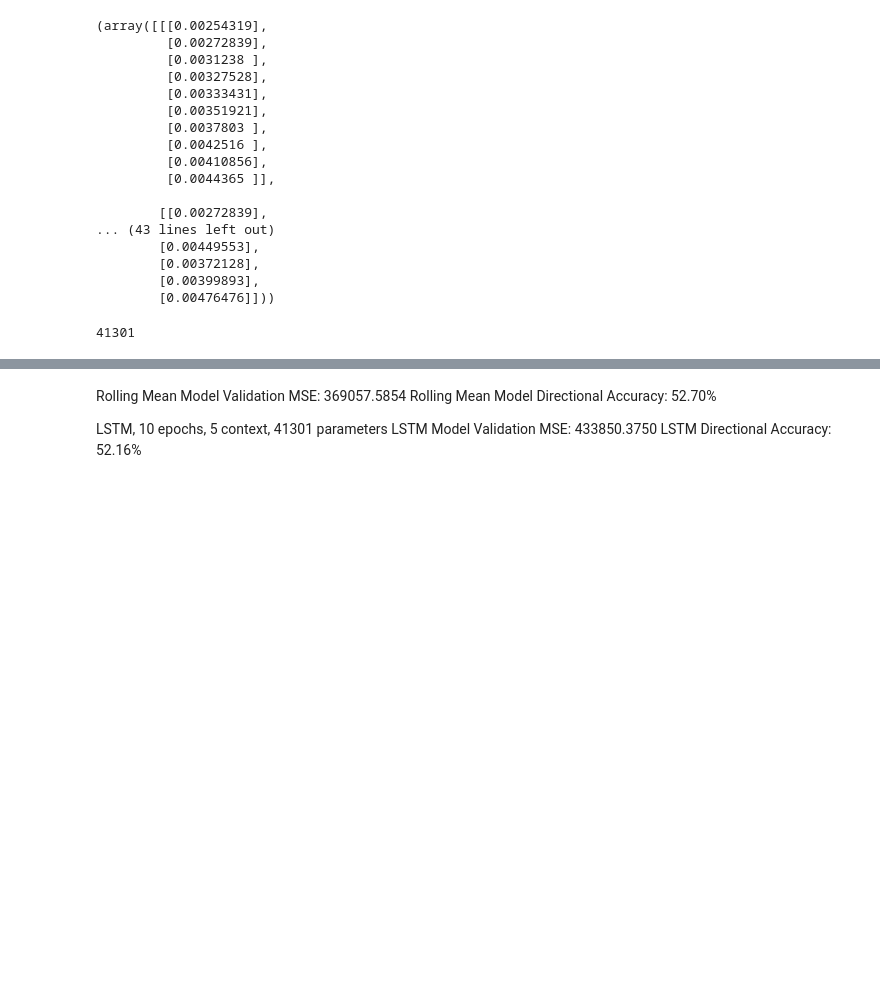
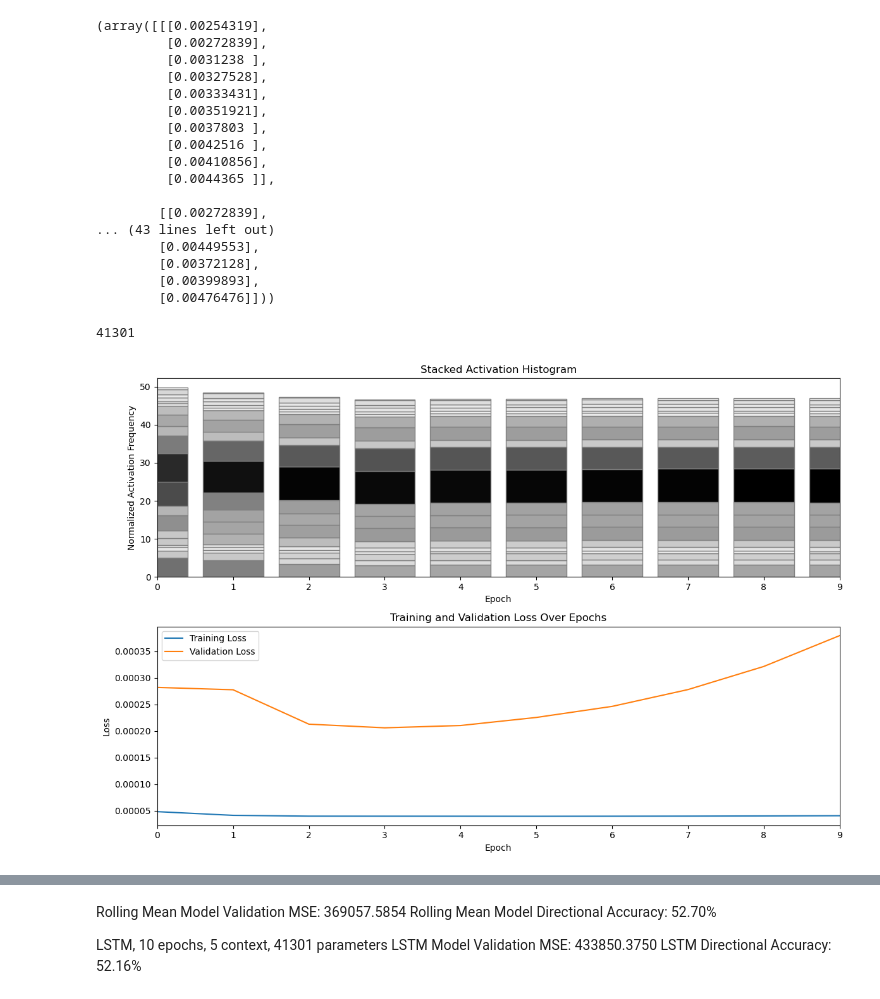
Before and after one commit to Looyyd/PytorchPractice, a Jupyter notebook: notebooks/stock_market.ipynb, the cells around one changed output, grey strips where cells are left out. Saved outputs shown, nothing was run; the diff lists cells and outputs as text; code cells hidden in the pictures; blank space fills up the shorter version.

```diff
--- a/notebooks/stock_market.ipynb
+++ b/notebooks/stock_market.ipynb
@@ -133,39 +141,102 @@ print(parameter_count)
 epochs = 10
 batch_size = 64  # You can adjust this based on your dataset size and memory constraints
 
 # Function to create mini-batches
 def get_batches(X, y, batch_size):
     for i in range(0, len(X), batch_size):
         X_batch = X[i:i + batch_size].to(device)
         y_batch = y[i:i + batch_size].to(device)
         yield X_batch, y_batch
 
 
+# Lists to store losses for plotting
+train_losses = []
+val_losses = []
+
+# Define the number of bins for the histogram
+num_bins = 20
+
+
+# Initialize a data structure to store activations for each epoch
+# This will be a list of lists, with each inner list containing the binned activation counts for an epoch
+activation_histograms = []
+
 # Training loop
 for epoch in range(epochs):
+    # Temporary list to store activations for the epoch
+    epoch_activations = []
+
     for X_batch, y_batch in get_batches(X_train, y_train, batch_size):
+        # Move batch to device
+        X_batch, y_batch = X_batch.to(device), y_batch.to(device)
+
         # Zero the parameter gradients
         optimizer.zero_grad()
 
         # Forward pass
         outputs = model(X_batch)
         loss = criterion(outputs, y_batch)
 
+        # Store LSTM activations
+        lstm_activations = outputs.detach().cpu().numpy().flatten()
+        epoch_activations.append(np.abs(lstm_activations))
+
         # Backward pass and optimize
         loss.backward()
         optimizer.step()
 
-    # Validation loss
+    # Store the losses
+    train_losses.append(loss.item())
     model.eval()
     with torch.no_grad():
-        # Move validation data to the device
-        X_val_device = X_val.to(device)
-        y_val_device = y_val.to(device)
-
-        val_predictions = model(X_val_device)
-        val_loss = criterion(val_predictions, y_val_device)
-
+        val_predictions = model(X_val.to(device))
+        val_loss = criterion(val_predictions, y_val.to(device))
+    val_losses.append(val_loss.item())
     model.train()
 
-    print(f'Epoch {epoch+1}/{epochs}, Loss: {loss.item():.4f}, Validation Loss: {val_loss.item():.4f}')
+    # Process activations to compute the histogram for the current epoch
+    activations = np.hstack(epoch_activations)
+    # Normalize the histogram to represent frequency
+    counts, _ = np.histogram(activations, bins=num_bins, density=True)
+    activation_histograms.append(counts)
+
+    # Clear the current figure
+    display.clear_output(wait=True)
+
+    # Plotting
+    fig, axs = plt.subplots(2, 1, figsize=(12, 8))
+
+    # Activation histogram (stacked)
+    # Convert the list of histograms into a 2D NumPy array for easier plotting
+    hist_array = np.array(activation_histograms)
+    # Calculate the maximum count to normalize the color scale
+    max_count = hist_array.max()
+
+    # Plot the stacked histogram using greyscale colors
+    for bin_idx in range(num_bins):
+        normalized_counts = hist_array[:, bin_idx] / max_count
+        colors = 1.0 - normalized_counts  # Invert colors: high frequency -> white, low frequency -> black
+        axs[0].bar(range(epoch + 1), hist_array[:, bin_idx], bottom=np.sum(hist_array[:, :bin_idx], axis=1),
+                   color=[f'{c}' for c in colors], edgecolor='grey')
+
+
+    axs[0].set_title(f'Stacked Activation Histogram')
+    axs[0].set_xlabel('Epoch')
+    axs[0].set_ylabel('Normalized Activation Frequency')
+    axs[0].set_xlim(0, epochs - 1)  # Limit x-axis to the number of epochs
+
+    # Loss plot
+    axs[1].plot(train_losses, label='Training Loss')
+    axs[1].plot(val_losses, label='Validation Loss')
+    axs[1].set_title('Training and Validation Loss Over Epochs')
+    axs[1].set_xlabel('Epoch')
+    axs[1].set_xlim(0, epochs - 1)  # Limit x-axis to the number of epochs
+    axs[1].set_ylabel('Loss')
+    axs[1].legend()
+
+    plt.tight_layout()
+    plt.show()
+
+    print(f'Epoch {epoch + 1}/{epochs}, Training Loss: {train_losses[-1]:.4f}, Validation Loss: {val_losses[-1]:.4f}')
 # %% [output]
+[figure, added]
```
Also changed, not shown: parts of 8 cells of this notebook.
